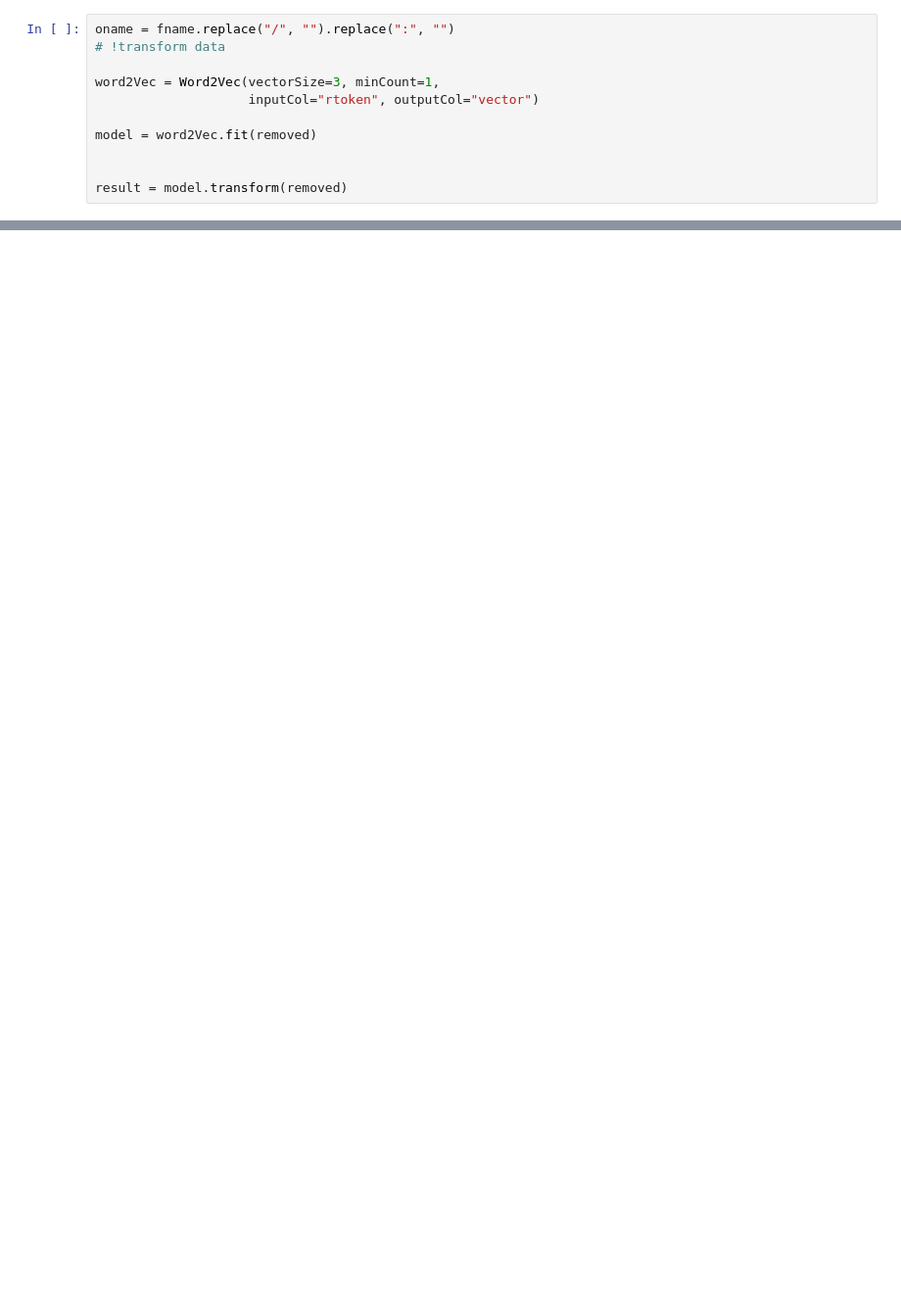
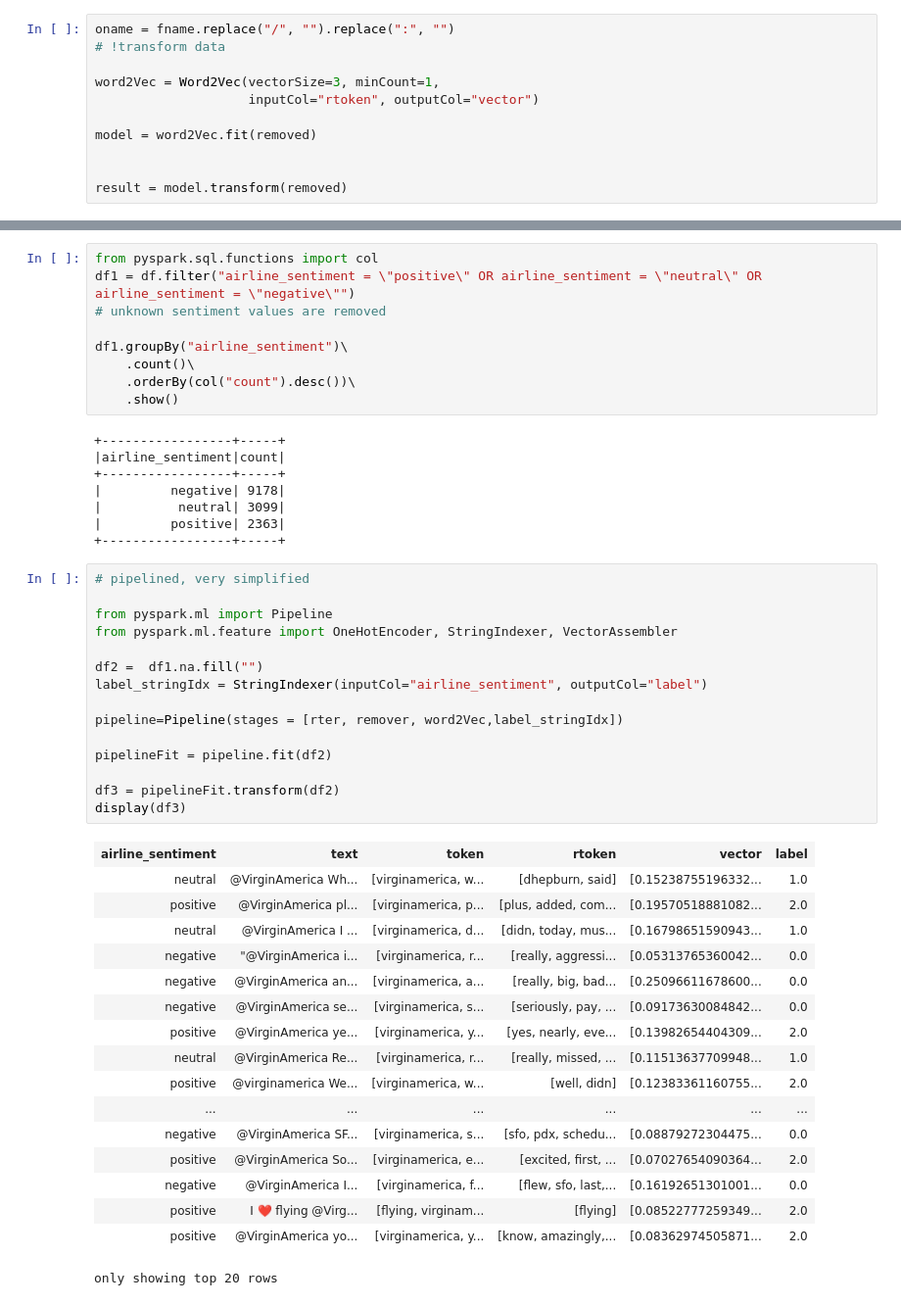
Before and after one commit to ICHx/21unix-SparkProj, a Jupyter notebook: SNotebook-Csv.ipynb, the cells around one changed output, grey strips where cells are left out. Shown: that part at 98% size. Drawn from its saved outputs; the diff is of its cells as text; blank space fills up the shorter version.

```diff
--- a/SNotebook-Csv.ipynb
+++ b/SNotebook-Csv.ipynb
@@ -200,0 +190,50 @@ only showing top 20 rows
+# %%
+from pyspark.sql.functions import col
+df1 = df.filter("airline_sentiment = \"positive\" OR airline_sentiment = \"neutral\" OR airline_sentiment = \"negative\"")
+# unknown sentiment values are removed
+
+df1.groupBy("airline_sentiment")\
+    .count()\
+    .orderBy(col("count").desc())\
+    .show()
+# %% [output]
++-----------------+-----+
+|airline_sentiment|count|
++-----------------+-----+
+|         negative| 9178|
+|          neutral| 3099|
+|         positive| 2363|
++-----------------+-----+
+# %%
+# pipelined, very simplified
+
+from pyspark.ml import Pipeline
+from pyspark.ml.feature import OneHotEncoder, StringIndexer, VectorAssembler
+
+df2 =  df1.na.fill("")
+label_stringIdx = StringIndexer(inputCol="airline_sentiment", outputCol="label")
+
+pipeline=Pipeline(stages = [rter, remover, word2Vec,label_stringIdx])
+
+pipelineFit = pipeline.fit(df2)
+
+df3 = pipelineFit.transform(df2)
+display(df3)
+# %% [output]
+| airline_sentiment | text | token | rtoken | vector | label |
+| neutral | @VirginAmerica Wh... | [virginamerica, w... | [dhepburn, said] | [0.15238755196332... | 1.0 |
+| positive | @VirginAmerica pl... | [virginamerica, p... | [plus, added, com... | [0.19570518881082... | 2.0 |
+| neutral | @VirginAmerica I ... | [virginamerica, d... | [didn, today, mus... | [0.16798651590943... | 1.0 |
+| negative | "@VirginAmerica i... | [virginamerica, r... | [really, aggressi... | [0.05313765360042... | 0.0 |
+| negative | @VirginAmerica an... | [virginamerica, a... | [really, big, bad... | [0.25096611678600... | 0.0 |
+| negative | @VirginAmerica se... | [virginamerica, s... | [seriously, pay, ... | [0.09173630084842... | 0.0 |
+| positive | @VirginAmerica ye... | [virginamerica, y... | [yes, nearly, eve... | [0.13982654404309... | 2.0 |
+| neutral | @VirginAmerica Re... | [virginamerica, r... | [really, missed, ... | [0.11513637709948... | 1.0 |
+| positive | @virginamerica We... | [virginamerica, w... | [well, didn] | [0.12383361160755... | 2.0 |
+| ... | ... | ... | ... | ... | ... |
+| negative | @VirginAmerica SF... | [virginamerica, s... | [sfo, pdx, schedu... | [0.08879272304475... | 0.0 |
+| positive | @VirginAmerica So... | [virginamerica, e... | [excited, first, ... | [0.07027654090364... | 2.0 |
+| negative | @VirginAmerica I... | [virginamerica, f... | [flew, sfo, last,... | [0.16192651301001... | 0.0 |
+| positive | I ❤️ flying @Virg... | [flying, virginam... | [flying] | [0.08522777259349... | 2.0 |
+| positive | @VirginAmerica yo... | [virginamerica, y... | [know, amazingly,... | [0.08362974505871... | 2.0 |
+only showing top 20 rows
```
Also changed, not shown: parts of 20 cells of this notebook, 8 other files.
